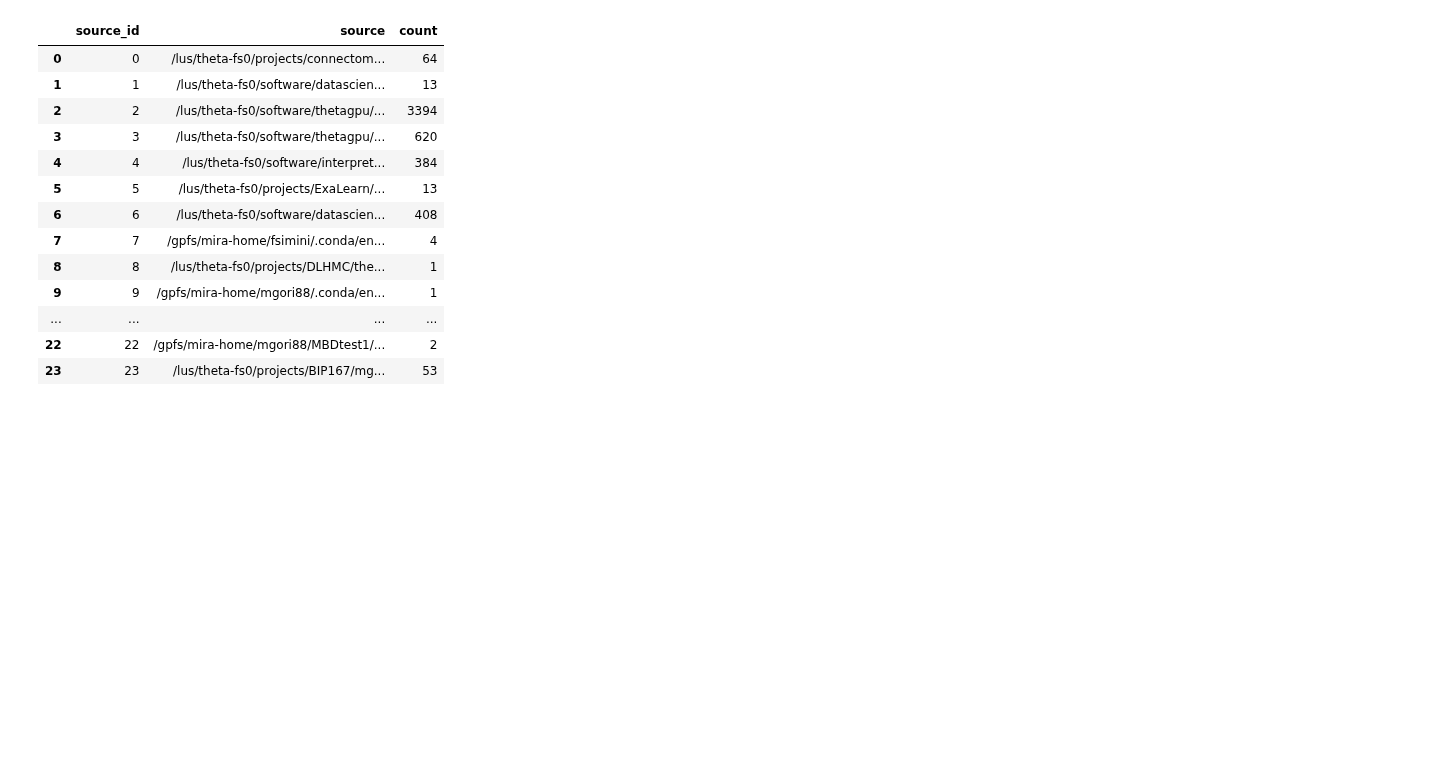
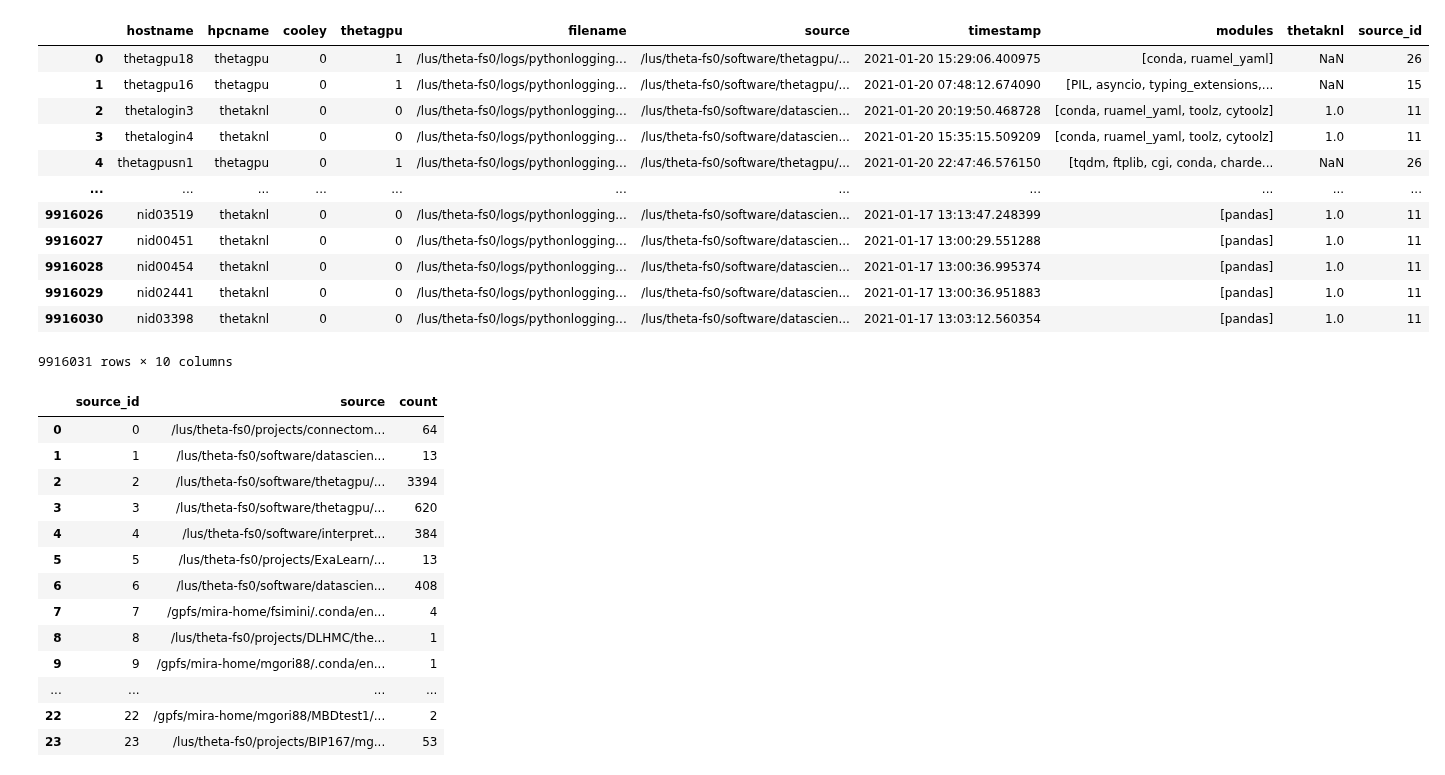
Before and after one commit to masalim2/PyModuleSnooper, a Jupyter notebook: plot_using_direct_log_files.ipynb, the cells around one changed output. Drawn from its saved outputs; the diff is of its cells as text; code cells hidden in the pictures; blank space fills up the shorter version.

```diff
--- a/plot_using_direct_log_files.ipynb
+++ b/plot_using_direct_log_files.ipynb
@@ -15,6 +15,22 @@ dataset = pd.read_csv('2021-01.pysnooper_dataset2.csv',compression='gzip')
 # %%
 dataset['modules'] = dataset['modules'].str.replace("'",'"').apply(json.loads)
 dataset['timestamp'] = pd.to_datetime(dataset['timestamp'])
+# %%
+dataset
+# %% [output]
+|  | hostname | hpcname | cooley | thetagpu | filename | source | timestamp | modules | thetaknl | source_id |
+| 0 | thetagpu18 | thetagpu | 0 | 1 | /lus/theta-fs0/logs/pythonlogging... | /lus/theta-fs0/software/thetagpu/... | 2021-01-20 15:29:06.400975 | [conda, ruamel_yaml] | NaN | 26 |
+| 1 | thetagpu16 | thetagpu | 0 | 1 | /lus/theta-fs0/logs/pythonlogging... | /lus/theta-fs0/software/thetagpu/... | 2021-01-20 07:48:12.674090 | [PIL, asyncio, typing_extensions,... | NaN | 15 |
+| 2 | thetalogin3 | thetaknl | 0 | 0 | /lus/theta-fs0/logs/pythonlogging... | /lus/theta-fs0/software/datascien... | 2021-01-20 20:19:50.468728 | [conda, ruamel_yaml, toolz, cytoolz] | 1.0 | 11 |
+| 3 | thetalogin4 | thetaknl | 0 | 0 | /lus/theta-fs0/logs/pythonlogging... | /lus/theta-fs0/software/datascien... | 2021-01-20 15:35:15.509209 | [conda, ruamel_yaml, toolz, cytoolz] | 1.0 | 11 |
+| 4 | thetagpusn1 | thetagpu | 0 | 1 | /lus/theta-fs0/logs/pythonlogging... | /lus/theta-fs0/software/thetagpu/... | 2021-01-20 22:47:46.576150 | [tqdm, ftplib, cgi, conda, charde... | NaN | 26 |
+| ... | ... | ... | ... | ... | ... | ... | ... | ... | ... | ... |
+| 9916026 | nid03519 | thetaknl | 0 | 0 | /lus/theta-fs0/logs/pythonlogging... | /lus/theta-fs0/software/datascien... | 2021-01-17 13:13:47.248399 | [pandas] | 1.0 | 11 |
+| 9916027 | nid00451 | thetaknl | 0 | 0 | /lus/theta-fs0/logs/pythonlogging... | /lus/theta-fs0/software/datascien... | 2021-01-17 13:00:29.551288 | [pandas] | 1.0 | 11 |
+| 9916028 | nid00454 | thetaknl | 0 | 0 | /lus/theta-fs0/logs/pythonlogging... | /lus/theta-fs0/software/datascien... | 2021-01-17 13:00:36.995374 | [pandas] | 1.0 | 11 |
+| 9916029 | nid02441 | thetaknl | 0 | 0 | /lus/theta-fs0/logs/pythonlogging... | /lus/theta-fs0/software/datascien... | 2021-01-17 13:00:36.951883 | [pandas] | 1.0 | 11 |
+| 9916030 | nid03398 | thetaknl | 0 | 0 | /lus/theta-fs0/logs/pythonlogging... | /lus/theta-fs0/software/datascien... | 2021-01-17 13:03:12.560354 | [pandas] | 1.0 | 11 |
+9916031 rows × 10 columns
 # %%
 dataset.groupby(['source_id','source']).size().reset_index().rename(columns={0:'count'})
 # %% [output]
```
